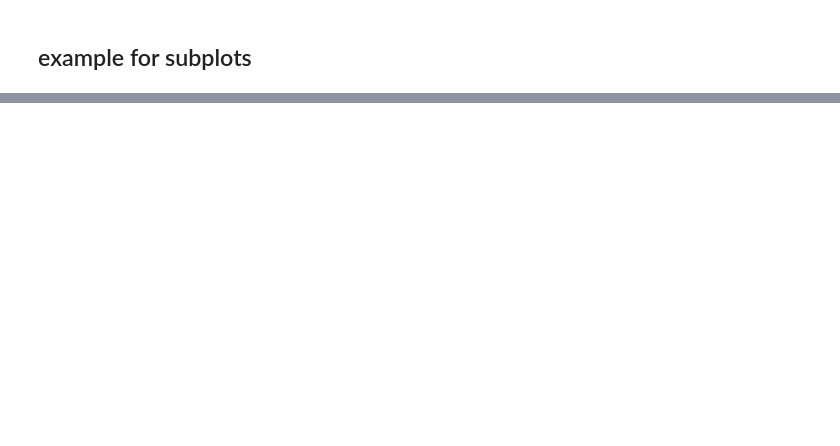
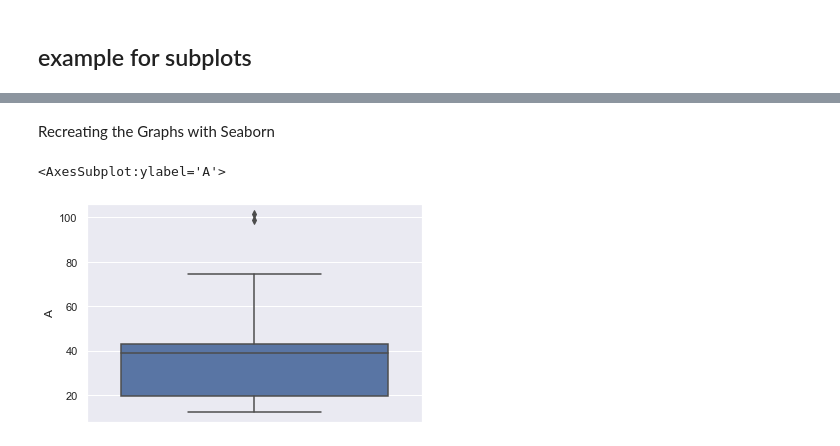
Before and after one commit to code2320/sensorimotor_fusion, a Jupyter notebook: analysis/Fusion analysis/example_plot.ipynb, the cells around one changed output, grey strips where cells are left out. Drawn from its saved outputs; the diff is of its cells as text; code cells hidden in the pictures; blank space fills up the shorter version.

```diff
--- a/analysis/Fusion analysis/example_plot.ipynb
+++ b/analysis/Fusion analysis/example_plot.ipynb
@@ -283,0 +292,23 @@ plt.show()
+# %% [markdown]
+Recreating the Graphs with Seaborn
+# %%
+import seaborn as sns
+import pandas as pd #seaborn apparently works best with pandas
+
+labels = ['0','0.25','0.5','0.75','1'] #slider : EMG
+boxcolors = ['aliceblue', 'lightsteelblue','slategrey','royalblue', 'navy']
+datas = MSEtvalues_
+yticks = [0.,50,100]
+
+#convert datas to pandas
+pddata = np.transpose(datas)
+df = pd.DataFrame(pddata, columns=['A', 'B', 'C', 'D', 'E'])
+
+sns.boxplot(y=df['A'])
+#ax = sns.boxplot(x=labels, y=yticks, data=datas)
+#plt.show()
+
+#### NOTE FOR 6/16: check this post https://stackoverflow.com/questions/44552489/plotting-multiple-boxplots-in-seaborn for multi-boxplot-plot in seaborn situation.
+# %% [output]
+<AxesSubplot:ylabel='A'>
+[figure, added]
```
Also changed, not shown: parts of 2 cells of this notebook.
